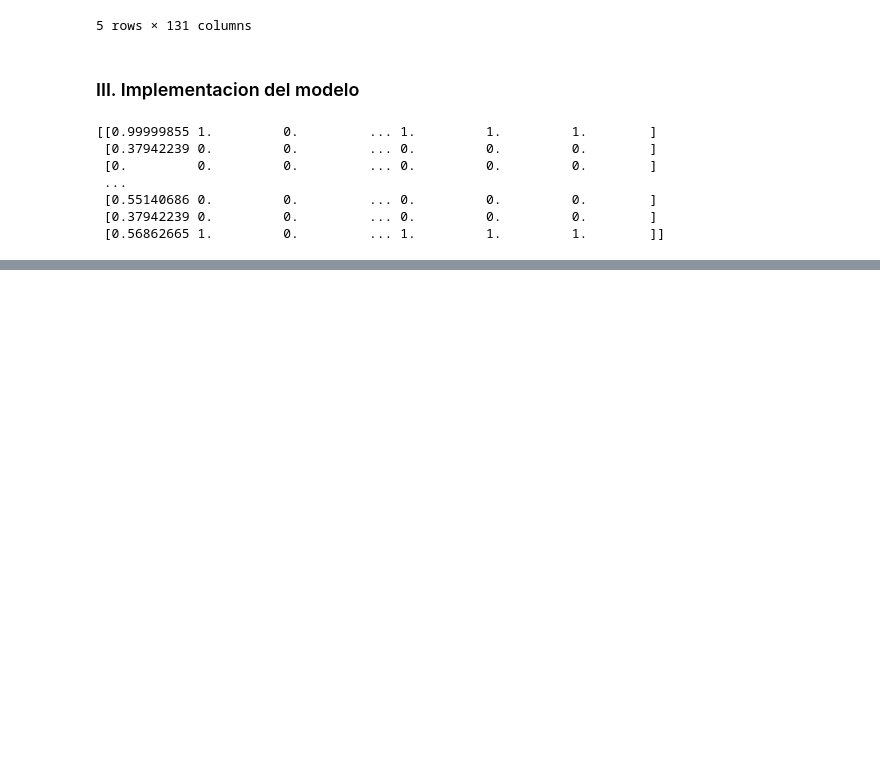
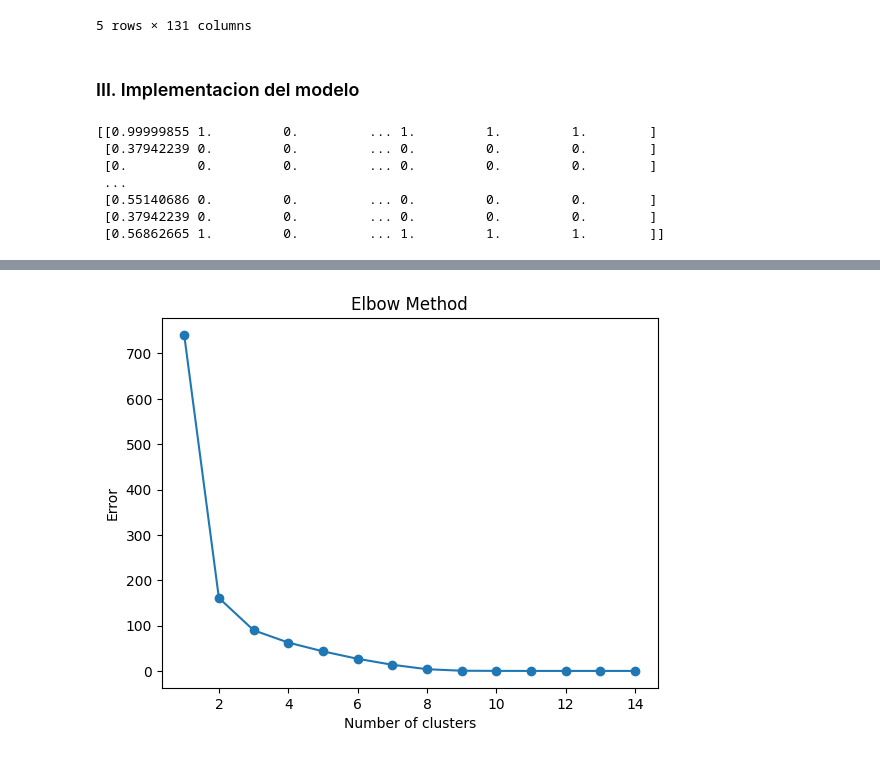
Before and after one commit to andresdlRoca/Lab4_SDS, a Jupyter notebook: lab4.ipynb, the cells around one changed output, grey strips where cells are left out. Cells and saved outputs as stored; diff of their text form; code cells hidden in the pictures; blank space fills up the shorter version.

```diff
--- a/lab4.ipynb
+++ b/lab4.ipynb
@@ -292,0 +300,22 @@ plt.show()
+# %%
+from sklearn.cluster import AgglomerativeClustering
+from sklearn.metrics import pairwise_distances_argmin_min
+
+wcss = []
+for i in range(1, 15):
+    agg = AgglomerativeClustering(n_clusters=i, linkage='ward')
+    agg.fit(X)
+    centroids = []
+    for cluster in range(i):
+        centroids.append(X[agg.labels_ == cluster].mean(axis=0))
+    distances = pairwise_distances_argmin_min(X, centroids)[1]
+    wcss.append(np.sum(distances ** 2))
+
+plt.plot(range(1, 15), wcss, marker='o')
+plt.title('Elbow Method')
+plt.xlabel('Number of clusters')
+plt.ylabel('Error')
+
+plt.show()
+# %% [output]
+[figure, added]
```
Also changed, not shown: parts of 3 cells of this notebook.
